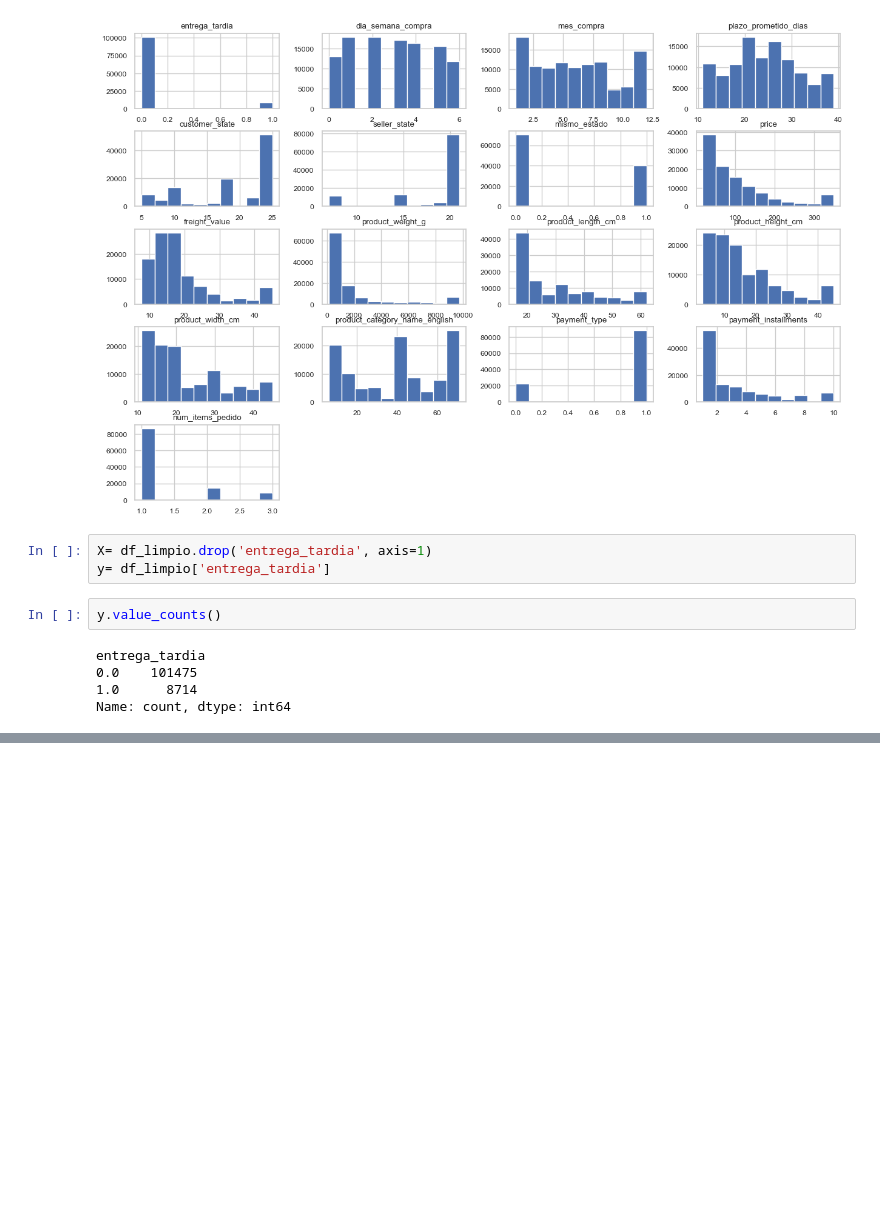
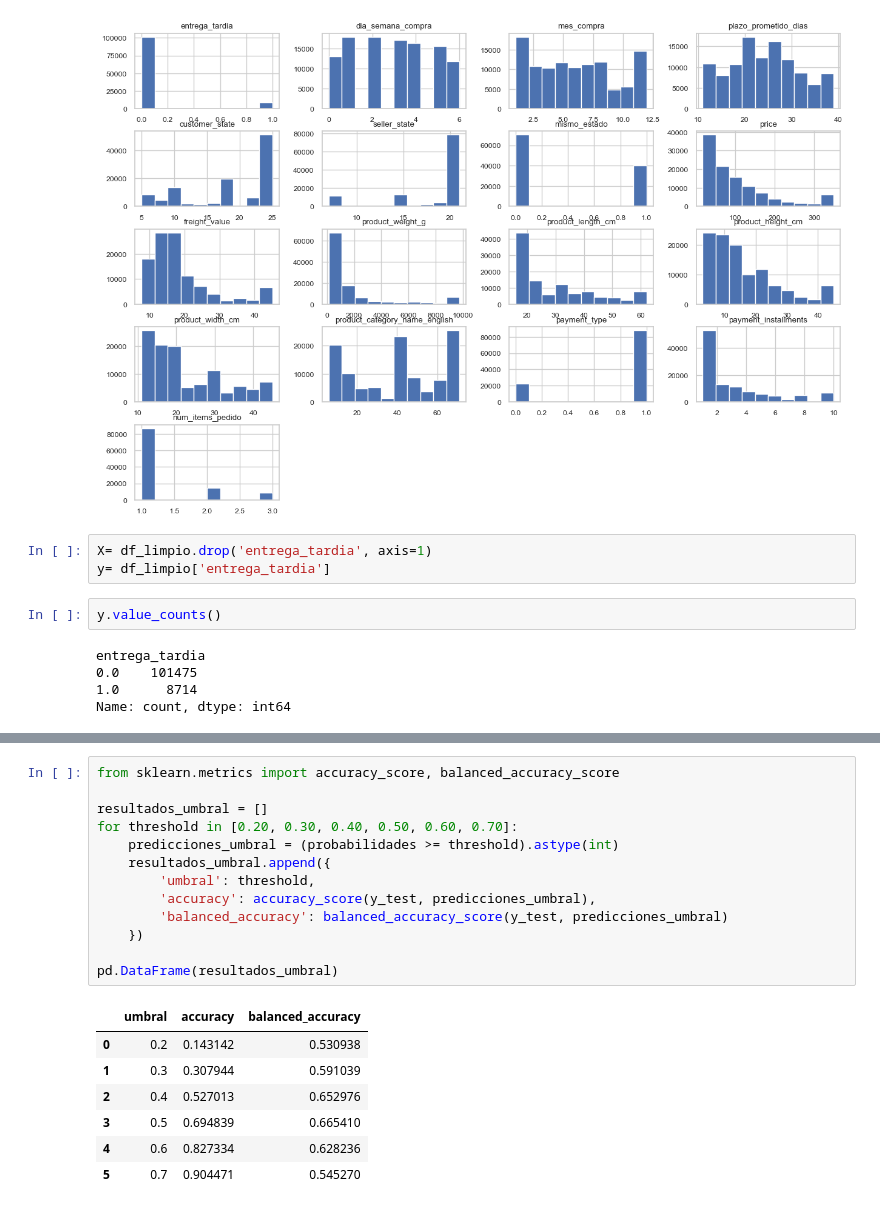
Before and after one commit to Dalzsfn/Olist-analisis, a Jupyter notebook: data/analisis.ipynb, the cells around one changed output, grey strips where cells are left out. Saved outputs shown, nothing was run; the diff lists cells and outputs as text; blank space fills up the shorter version.

```diff
--- a/data/analisis.ipynb
+++ b/data/analisis.ipynb
@@ -412,0 +499,21 @@ sns.despine()
+# %%
+from sklearn.metrics import accuracy_score, balanced_accuracy_score
+
+resultados_umbral = []
+for threshold in [0.20, 0.30, 0.40, 0.50, 0.60, 0.70]:
+    predicciones_umbral = (probabilidades >= threshold).astype(int)
+    resultados_umbral.append({
+        'umbral': threshold,
+        'accuracy': accuracy_score(y_test, predicciones_umbral),
+        'balanced_accuracy': balanced_accuracy_score(y_test, predicciones_umbral)
+    })
+
+pd.DataFrame(resultados_umbral)
+# %% [output]
+|  | umbral | accuracy | balanced_accuracy |
+| 0 | 0.2 | 0.143142 | 0.530938 |
+| 1 | 0.3 | 0.307944 | 0.591039 |
+| 2 | 0.4 | 0.527013 | 0.652976 |
+| 3 | 0.5 | 0.694839 | 0.665410 |
+| 4 | 0.6 | 0.827334 | 0.628236 |
+| 5 | 0.7 | 0.904471 | 0.545270 |
```
Also changed, not shown: parts of 4 cells of this notebook.
